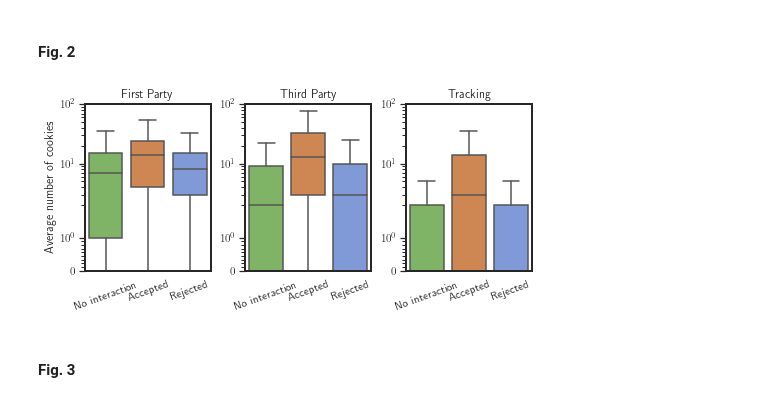
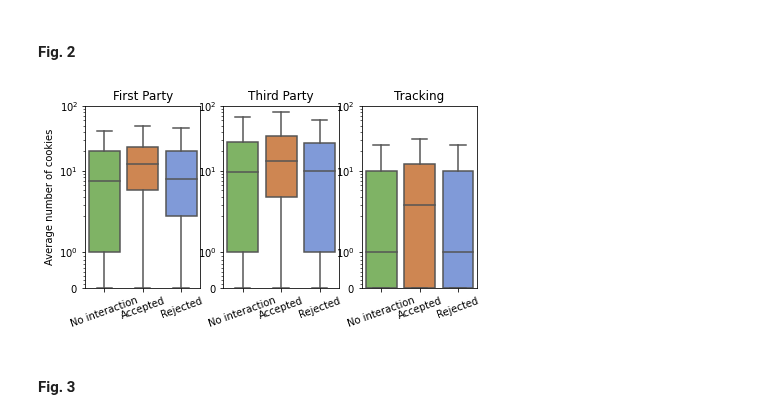
Before and after one commit to maxwellmlin/dataverse-files, a Jupyter notebook: reproducibility/analysis.ipynb, the cells around one changed output. Cells and saved outputs as stored; diff of their text form; code cells hidden in the pictures.

```diff
--- a/reproducibility/analysis.ipynb
+++ b/reproducibility/analysis.ipynb
@@ -58,11 +79,12 @@ sns.set_style("white")
 # 'eu-central-1' ,
 FIG_DIR = './files/figs'
 INPUT_DIR = './files/inputs'
-AWS_names = ['eu-central-1' , 'eu-north-1', 'us-east-1', 'us-west-1', 'ap-south-1', 'sa-east-1', 'af-south-1', 'ap-southeast-2']
-# AWS_names = ['eu-central-1']
+# AWS_names = ['eu-central-1' , 'eu-north-1', 'us-east-1', 'us-west-1', 'ap-south-1', 'sa-east-1', 'af-south-1', 'ap-southeast-2']
+AWS_names = ['us-east-1']
 AWS_to_loc = {'eu-central-1': "Germany" , 'eu-north-1': "Sweden", 'us-east-1': "US East", 'us-west-1': "US West", 'ap-south-1': "India", 'sa-east-1': "Brazil", 'af-south-1': "South Africa", 'ap-southeast-2': "Australia"}
 loc_to_AWS = {'Germany': "eu-central-1" , 'Sweden': "eu-north-1", 'US East': "us-east-1", 'US West': "us-west-1", 'India': "ap-south-1", 'Brazil': "sa-east-1", 'South Africa': "af-south-1", 'Australia': "ap-southeast-2"}
-locations = ['Germany', 'Sweden', 'US East', 'US West', 'India', 'Brazil', 'South Africa', 'Australia']
+# locations = ['Germany', 'Sweden', 'US East', 'US West', 'India', 'Brazil', 'South Africa', 'Australia']
+locations = ['US East']
 EU_locs = ['Germany', 'Sweden']
 nonEU_locs = ['US East', 'US West', 'India', 'Brazil', 'South Africa', 'Australia']
 
@@ -634,0 +845,26 @@ map_des_intersection = map_of_acc_rej_intersection(map_des_finals)
+# %%
+import matplotlib as mpl
+mpl.rcParams.update(mpl.rcParamsDefault)
+
+%matplotlib inline
+
+rejected_over_accepted = get_ratios('Reject', 'Accept')
+rejected_over_accepted_stats_df = get_cdf(rejected_over_accepted.values())
+
+"""
+Plot
+"""
+plt.plot(rejected_over_accepted_stats_df['value'], rejected_over_accepted_stats_df['cdf'], label='Rejected / Accepted')
+
+plt.axis([0, 1.4, 0, 1])
+
+plt.title('detectedBanner.txt CDF')
+plt.xlabel('Ratio')
+plt.ylabel('CDF')
+
+plt.legend(loc='upper left')
+
+plt.grid(visible = True)
+
+plt.savefig('bin/out.png', dpi=600, facecolor='white')
+plt.show()
@@ -1094,7 +1357,7 @@ ap-southeast-2 reachable: 138325, selenium timeout: 891, unreachable: 10240, exc
 ## 4. Effect of Cookie Banners
 # %%
 # this fuction plots the boxplot for distribution of different cookies (FP, TP and tracking) for three differen mode of interactions.
-def plot_boxplot_for_cookie_dist(df=map_des_intersection["Germany"]):
+def plot_boxplot_for_cookie_dist(df):
     f, axes = plt.subplots(1, 3, figsize=(double_col_width, single_col_width))
     colors = ['#78C850', '#F08030', '#6890F0','#F8D030', '#F85888', '#705898', '#B42C63','#EC5B49']
 
@@ -1137,12 +1400,17 @@ def plot_boxplot_for_cookie_dist(df=map_des_intersection["Germany"]):
     plt.ylim( (0,10**2) )
 
     f.savefig(FIG_DIR+'/cookies_box_plots.pdf', bbox_inches='tight')
+    plt.savefig('bin/out.png', dpi=600, facecolor='white', bbox_inches='tight')
 # %% [markdown]
 #### Fig. 2
 # %%
-plot_boxplot_for_cookie_dist()
+import matplotlib as mpl
+mpl.rcParams.update(mpl.rcParamsDefault)
+
+%matplotlib inline
+plot_boxplot_for_cookie_dist(map_des_intersection["US East"])
 # %% [output]
-[figure, old version]
+[figure, new version]
 # %%
 def top_cmp(run):
         top_cmps = pd.DataFrame()
```
Also changed, not shown: parts of 32 cells of this notebook, 7 other files.
